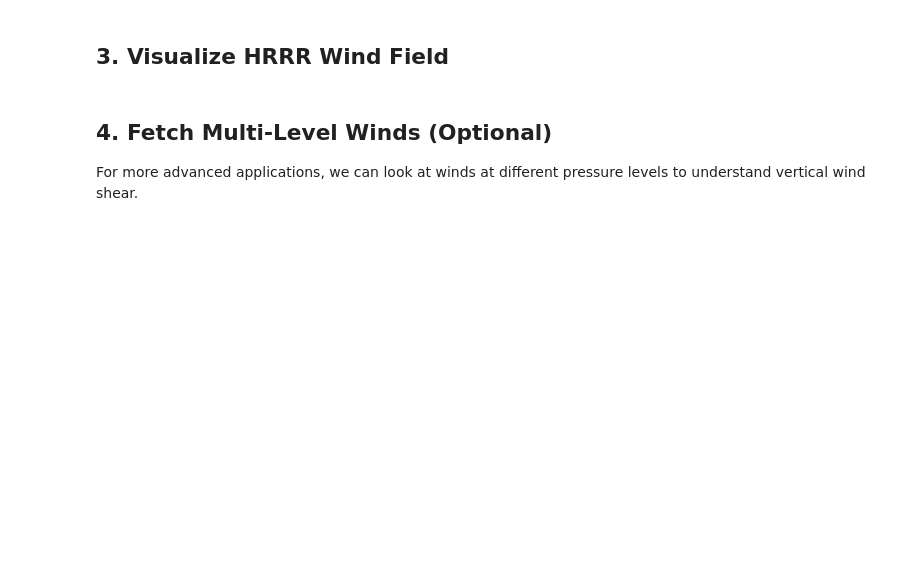
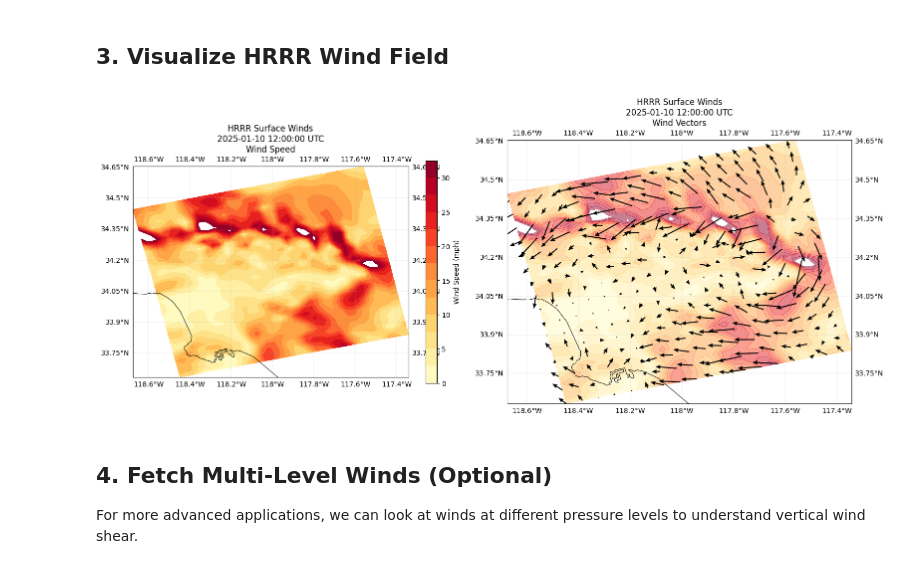
Before and after one commit to ivanhigueram/hrrr-wind-experiment, a Jupyter notebook: notebooks/01_hrrr_windninja_workflow.ipynb, the cells around one changed output. Drawn from its saved outputs; the diff is of its cells as text; code cells hidden in the pictures; blank space fills up the shorter version.

```diff
--- a/notebooks/01_hrrr_windninja_workflow.ipynb
+++ b/notebooks/01_hrrr_windninja_workflow.ipynb
@@ -49,12 +52,13 @@ plt.rcParams['figure.dpi'] = 100
 We'll focus on the Sierra Nevada foothills - a fire-prone region with complex terrain.
 # %%
 # Paradise/Camp Fire region (November 2018)
-REGION_NAME = "Paradise, CA (Sierra Foothills)"
-BOUNDS = (-122.0, 39.5, -121.0, 40.0)  # (west, south, east, north)
+# REGION_NAME = "Paradise, CA (Sierra Foothills)"
+# BOUNDS = (-122.0, 39.5, -121.0, 40.0)  # (west, south, east, north)
 
 # Alternative regions you might try:
 # LA Basin / Santa Ana wind corridor
-# LA_BOUNDS = (-118.5, 33.8, -117.5, 34.5)
+REGION_NAME = "Los Angeles Basin, CA"
+BOUNDS = (-118.5, 33.8, -117.5, 34.5)
 
 # Wine Country (Tubbs Fire region)
 # WINE_COUNTRY_BOUNDS = (-123.0, 38.2, -122.2, 38.8)
@@ -71,7 +79,10 @@ print(f"Approximate size: {abs(BOUNDS[2]-BOUNDS[0])*111:.0f} x {abs(BOUNDS[3]-BO
 fetcher = HRRRWindFetcher(cache_dir=Path("../hrrr_cache"))
 
 # Fetch most recent available HRRR analysis (typically 2 hours behind real-time)
-fetch_time = datetime.utcnow().replace(minute=0, second=0, microsecond=0) - timedelta(hours=2)
+fetch_time = datetime.now().replace(minute=0, second=0, microsecond=0) - timedelta(hours=2)
+
+# Fetch data from January 2025 for testing
+fetch_time = datetime(2025, 1, 10, 12)
 
 print(f"Fetching HRRR for: {fetch_time} UTC")
 
@@ -142,37 +181,40 @@ def plot_wind_field(ds, title="HRRR Surface Winds", skip=1):
     cf = ax1.contourf(lon, lat, speed_mph, levels=np.arange(0, 35, 2.5),
                       cmap='YlOrRd', transform=ccrs.PlateCarree())
     ax1.add_feature(cfeature.STATES, linewidth=0.5)
     ax1.add_feature(cfeature.COASTLINE, linewidth=0.5)
     ax1.gridlines(draw_labels=True, linewidth=0.3, alpha=0.5)
     plt.colorbar(cf, ax=ax1, label='Wind Speed (mph)', shrink=0.7)
     ax1.set_title(f'{title}\nWind Speed')
 
     # Right panel: Wind vectors
     ax2 = axes[1]
     ax2.contourf(lon, lat, speed_mph, levels=np.arange(0, 35, 2.5),
                  cmap='YlOrRd', alpha=0.5, transform=ccrs.PlateCarree())
 
-    # Quiver plot (subsample for readability)
-    lon_grid, lat_grid = np.meshgrid(lon[::skip], lat[::skip])
+    # Subsample for readability (HRRR has 2D lat/lon arrays - don't use meshgrid!)
+    lon_sub = lon[::skip, ::skip]
+    lat_sub = lat[::skip, ::skip]
     u_sub = u[::skip, ::skip]
     v_sub = v[::skip, ::skip]
 
-    q = ax2.quiver(lon_grid, lat_grid, u_sub, v_sub,
+    q = ax2.quiver(lon_sub, lat_sub, u_sub, v_sub,
                    transform=ccrs.PlateCarree(),
                    scale=150, width=0.003, headwidth=4)
-    ax2.quiverkey(q, 0.85, 0.02, 10, '10 m/s', labelpos='W')
+    #ax2.quiverkey(q, 0.85, 0.02, 10, '10 m/s', labelpos='W')
 
     ax2.add_feature(cfeature.STATES, linewidth=0.5)
     ax2.add_feature(cfeature.COASTLINE, linewidth=0.5)
     ax2.gridlines(draw_labels=True, linewidth=0.3, alpha=0.5)
     ax2.set_title(f'{title}\nWind Vectors')
 
     plt.tight_layout()
     return fig
 
 fig = plot_wind_field(ds, title=f"HRRR Surface Winds\n{fetch_time} UTC", skip=2)
 plt.savefig('../output/hrrr_wind_field.png', dpi=150, bbox_inches='tight')
 plt.show()
+# %% [output]
+[figure, added]
 # %% [markdown]
 ## 4. Fetch Multi-Level Winds (Optional)
 
```
Also changed, not shown: parts of 13 cells of this notebook, 3 other files.
